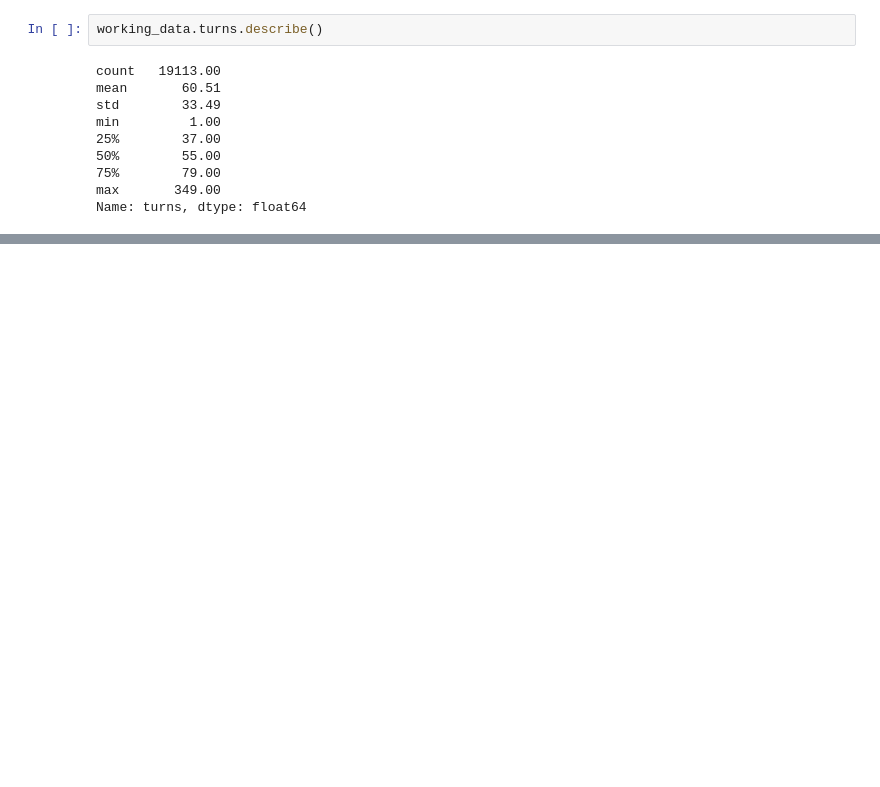
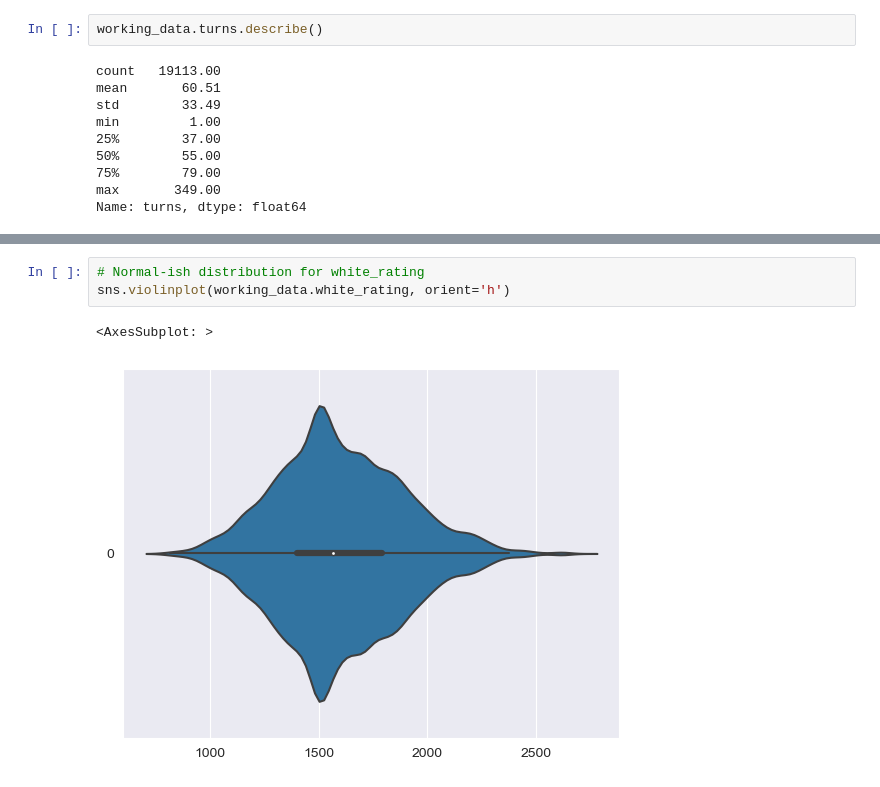
Before and after one commit to tacotuesday/portfolio, a Jupyter notebook: notebooks/lichess_games.ipynb, the cells around one changed output, grey strips where cells are left out. Drawn from its saved outputs; the diff is of its cells as text; blank space fills up the shorter version.

```diff
--- a/notebooks/lichess_games.ipynb
+++ b/notebooks/lichess_games.ipynb
@@ -188,0 +334,6 @@ Name: turns, dtype: float64
+# %%
+# Normal-ish distribution for white_rating
+sns.violinplot(working_data.white_rating, orient='h')
+# %% [output]
+<AxesSubplot: >
+[figure, added]
```
Also changed, not shown: parts of 38 cells of this notebook.
